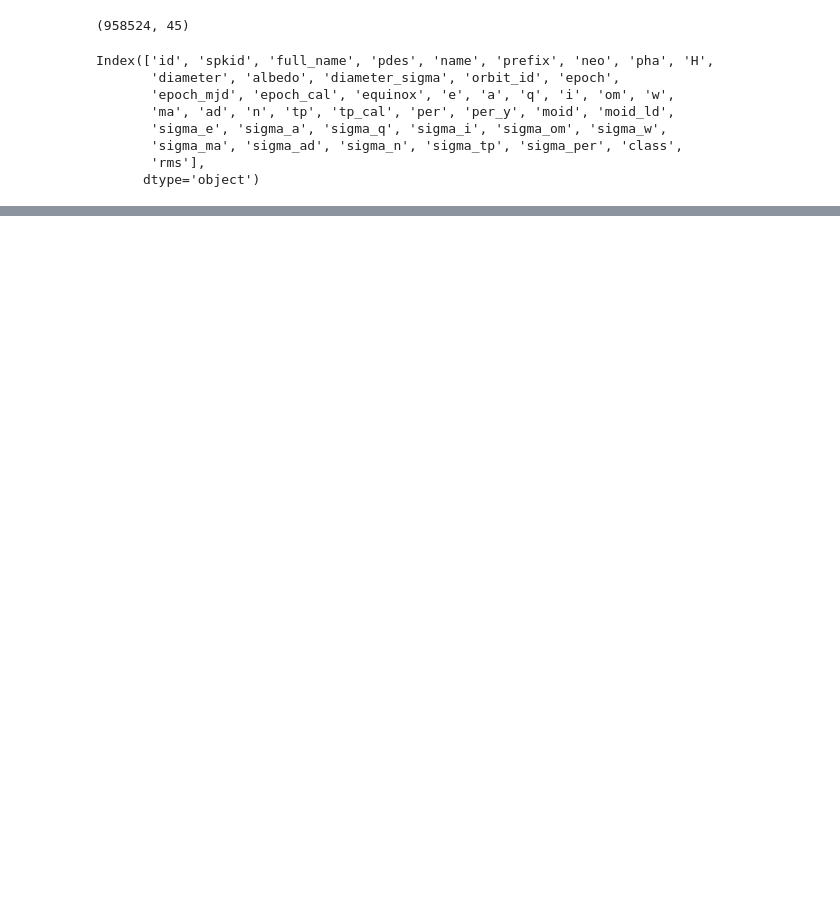
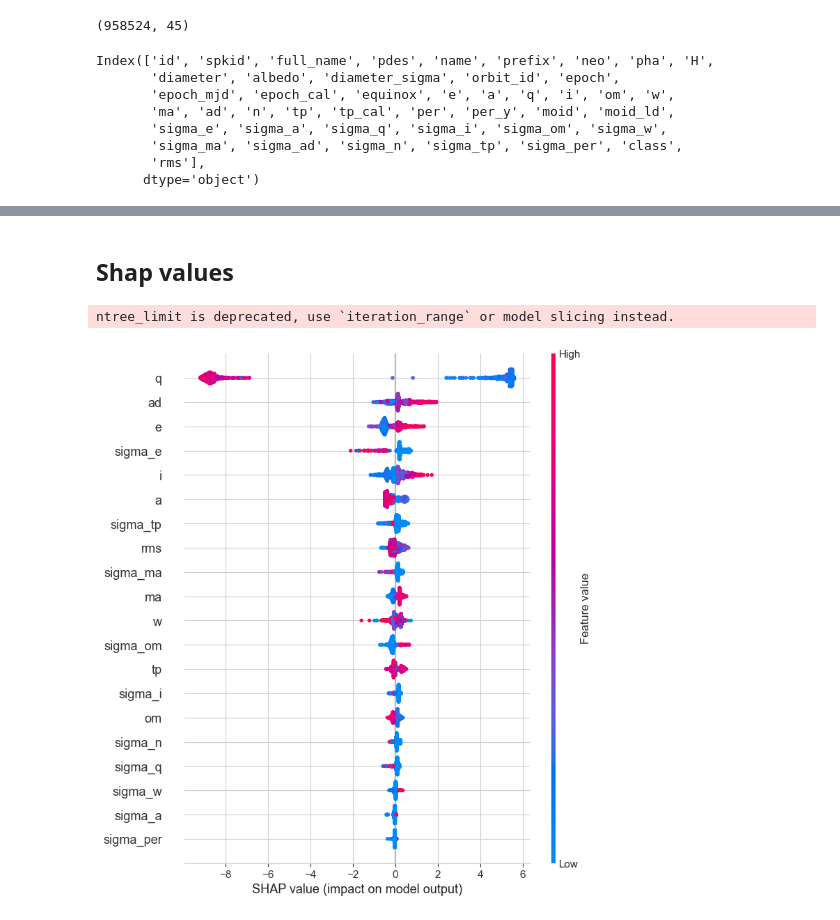
Before and after one commit to a-gantzia/Hazardous_Asteroid_Prediction, a Jupyter notebook: Hazardous_Asteroid_Prediction.ipynb, the cells around one changed output, grey strips where cells are left out. Drawn from its saved outputs; the diff is of its cells as text; code cells hidden in the pictures; blank space fills up the shorter version.

```diff
--- a/Hazardous_Asteroid_Prediction.ipynb
+++ b/Hazardous_Asteroid_Prediction.ipynb
@@ -192,0 +331,11 @@ weighted avg       1.00      1.00      1.00    186467
+# %% [markdown]
+## Shap values
+# %%
+explainer = shap.TreeExplainer(xgb)
+# calculate shap values. This is what we will plot.
+shap_values = explainer.shap_values(X_test)
+# Make plot. Index of [1] is explained in text below.
+shap.summary_plot(shap_values, X_test)
+# %% [output]
+ntree_limit is deprecated, use `iteration_range` or model slicing instead.
+[figure, added]
```
Also changed, not shown: parts of 45 cells of this notebook, 2 other files.
